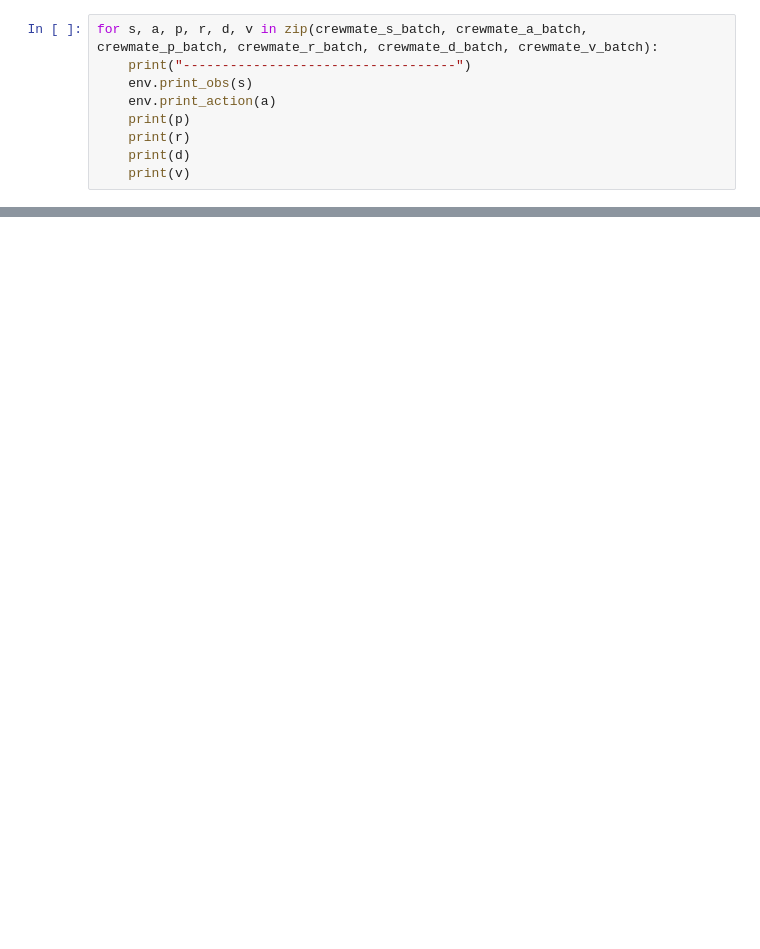
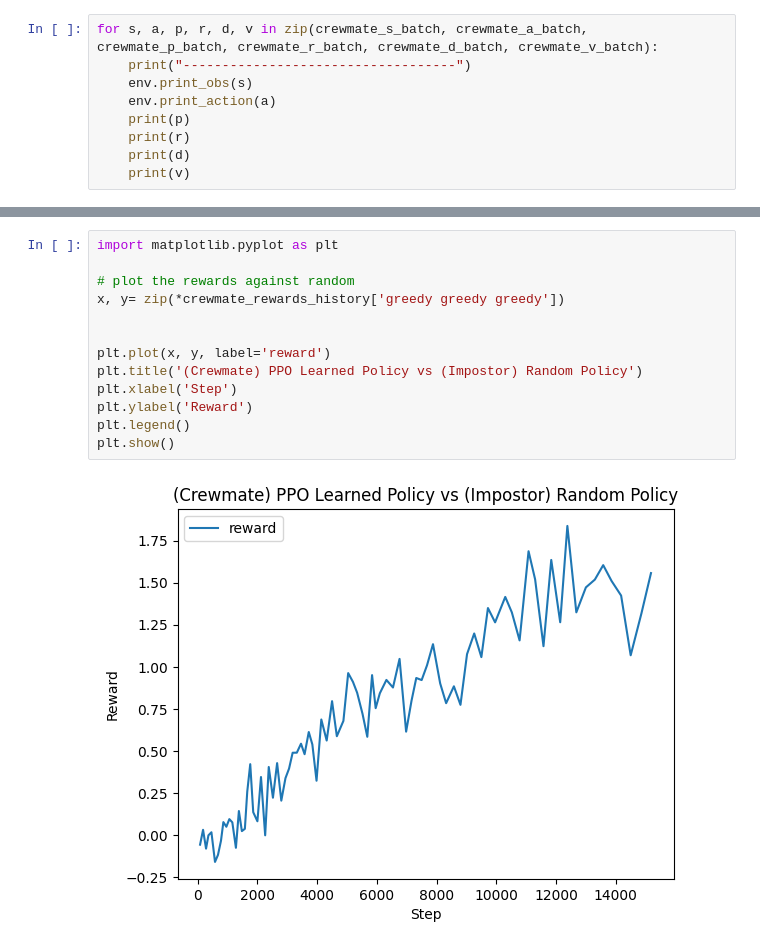
Before and after one commit to pimpale/omegasus, a Jupyter notebook: amogus-rl/amogus-rl.ipynb, the cells around one changed output, grey strips where cells are left out. Saved outputs shown, nothing was run; the diff lists cells and outputs as text; blank space fills up the shorter version.

```diff
--- a/amogus-rl/amogus-rl.ipynb
+++ b/amogus-rl/amogus-rl.ipynb
@@ -371,0 +369,15 @@ print(crewmate_rewards_vs)
+# %%
+import matplotlib.pyplot as plt
+
+# plot the rewards against random
+x, y= zip(*crewmate_rewards_history['greedy greedy greedy'])
+
+
+plt.plot(x, y, label='reward')
+plt.title('(Crewmate) PPO Learned Policy vs (Impostor) Random Policy')
+plt.xlabel('Step')
+plt.ylabel('Reward')
+plt.legend()
+plt.show()
+# %% [output]
+[figure, added]
```
Also changed, not shown: parts of 5 cells of this notebook, 2 other files.
